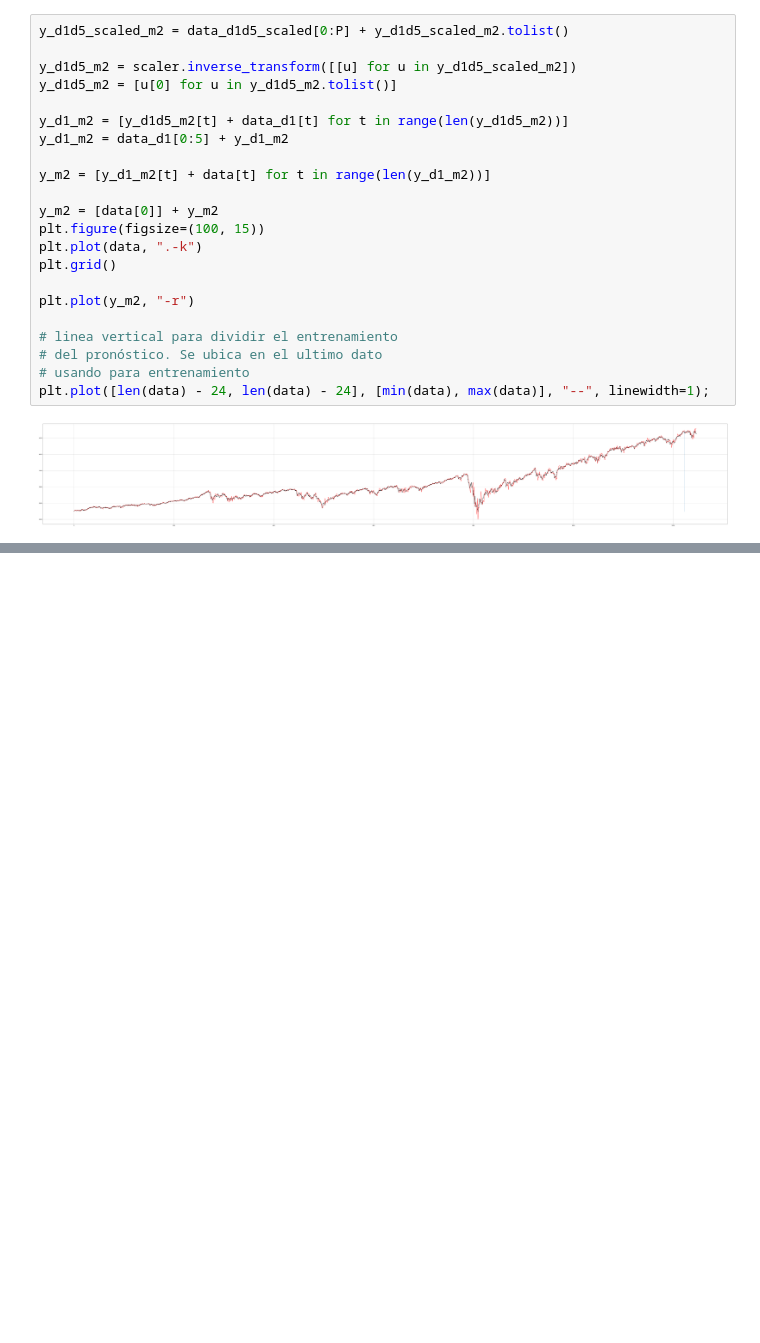
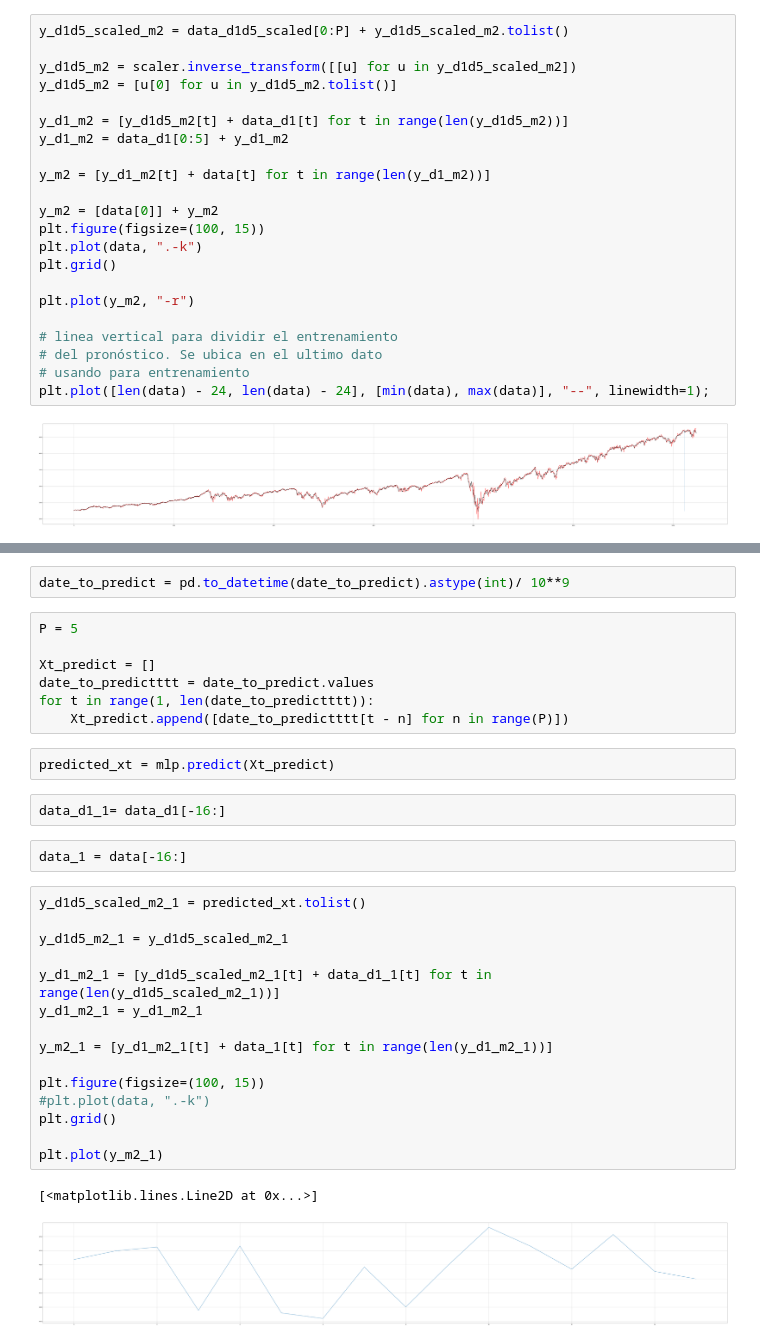
Before and after one commit to napb/mla_final, a Jupyter notebook: final/final.ipynb, the cells around one changed output, grey strips where cells are left out. Drawn from its saved outputs; the diff is of its cells as text; blank space fills up the shorter version.

```diff
--- a/final/final.ipynb
+++ b/final/final.ipynb
@@ -237,0 +223,33 @@ y_m2
+# %%
+date_to_predict = pd.to_datetime(date_to_predict).astype(int)/ 10**9
+# %%
+P = 5
+
+Xt_predict = []
+date_to_predictttt = date_to_predict.values
+for t in range(1, len(date_to_predictttt)):
+    Xt_predict.append([date_to_predictttt[t - n] for n in range(P)])
+# %%
+predicted_xt = mlp.predict(Xt_predict)
+# %%
+data_d1_1= data_d1[-16:]
+# %%
+data_1 = data[-16:]
+# %%
+y_d1d5_scaled_m2_1 = predicted_xt.tolist()
+
+y_d1d5_m2_1 = y_d1d5_scaled_m2_1
+
+y_d1_m2_1 = [y_d1d5_scaled_m2_1[t] + data_d1_1[t] for t in range(len(y_d1d5_scaled_m2_1))]
+y_d1_m2_1 = y_d1_m2_1
+
+y_m2_1 = [y_d1_m2_1[t] + data_1[t] for t in range(len(y_d1_m2_1))]
+
+plt.figure(figsize=(100, 15))
+#plt.plot(data, ".-k")
+plt.grid()
+
+plt.plot(y_m2_1)
+# %% [output]
+[<matplotlib.lines.Line2D at 0x...>]
+[figure, added]
```
Also changed, not shown: parts of 14 cells of this notebook, 1 other file.
